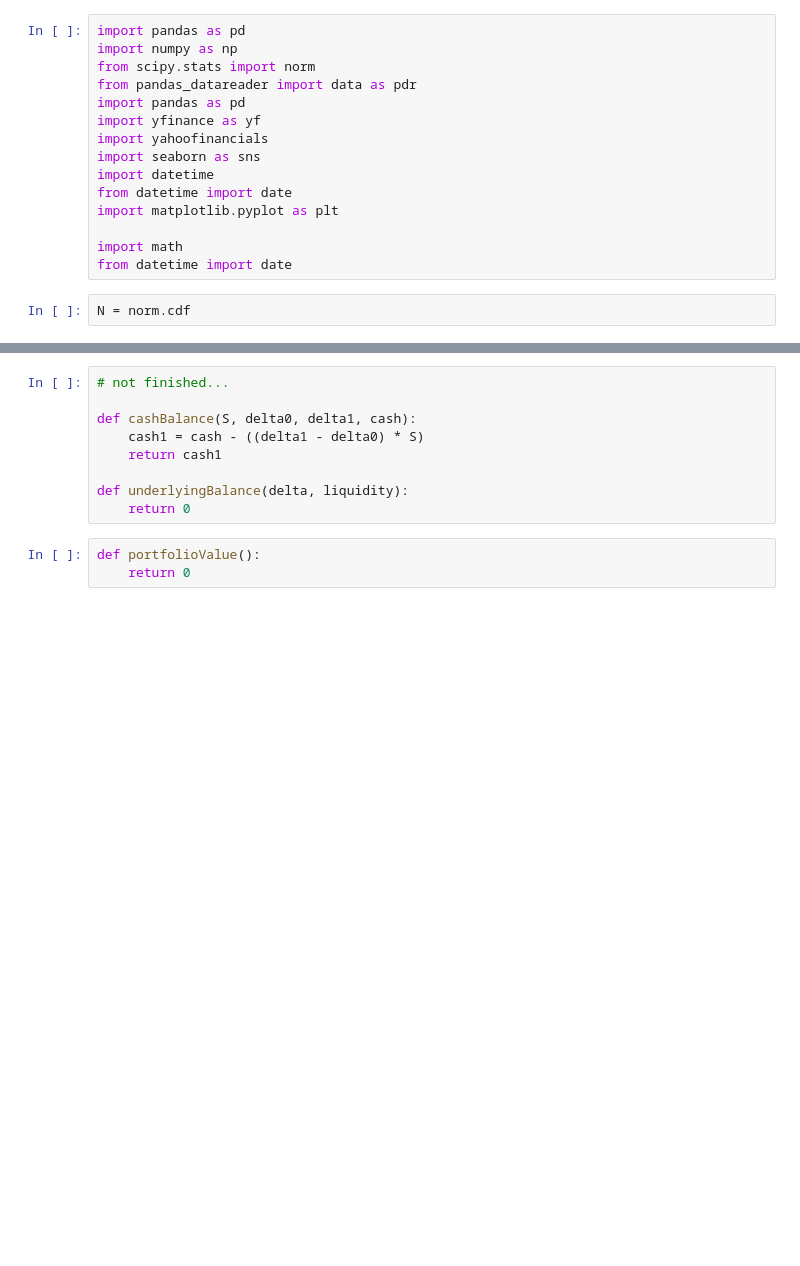
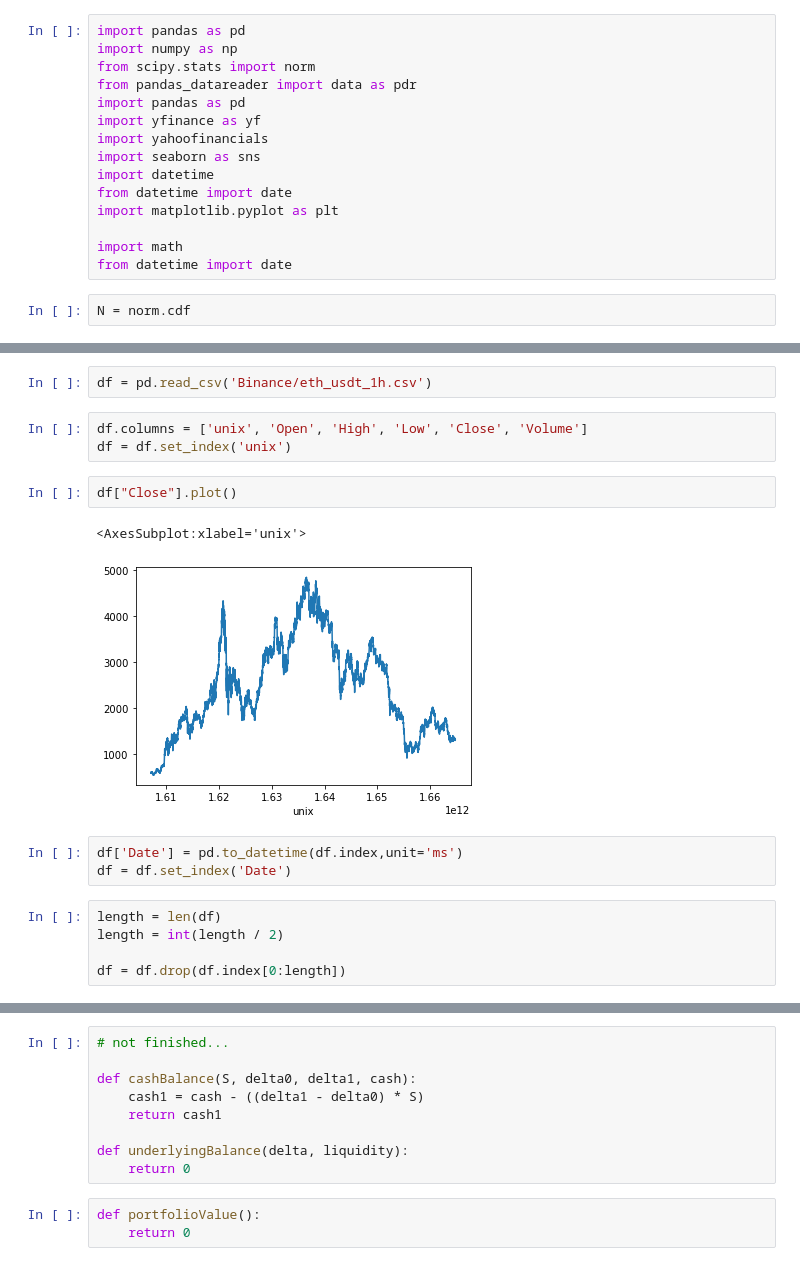
Before and after one commit to DeltaDex-Protocol/research, a Jupyter notebook: ReplicationSimulation.ipynb, the cells around one changed output, grey strips where cells are left out. Cells and saved outputs as stored; diff of their text form; blank space fills up the shorter version.

```diff
--- a/ReplicationSimulation.ipynb
+++ b/ReplicationSimulation.ipynb
@@ -18 +112,19 @@ N = norm.cdf
+# %%
+df = pd.read_csv('Binance/eth_usdt_1h.csv')
+# %%
+df.columns = ['unix', 'Open', 'High', 'Low', 'Close', 'Volume']
+df = df.set_index('unix')
+# %%
+df["Close"].plot()
+# %% [output]
+<AxesSubplot:xlabel='unix'>
+[figure, added]
+# %%
+df['Date'] = pd.to_datetime(df.index,unit='ms')
+df = df.set_index('Date')
+# %%
+length = len(df)
+length = int(length / 2)
+
+df = df.drop(df.index[0:length])
 # %%
```
Also changed, not shown: parts of 28 cells of this notebook, 4 other files.
